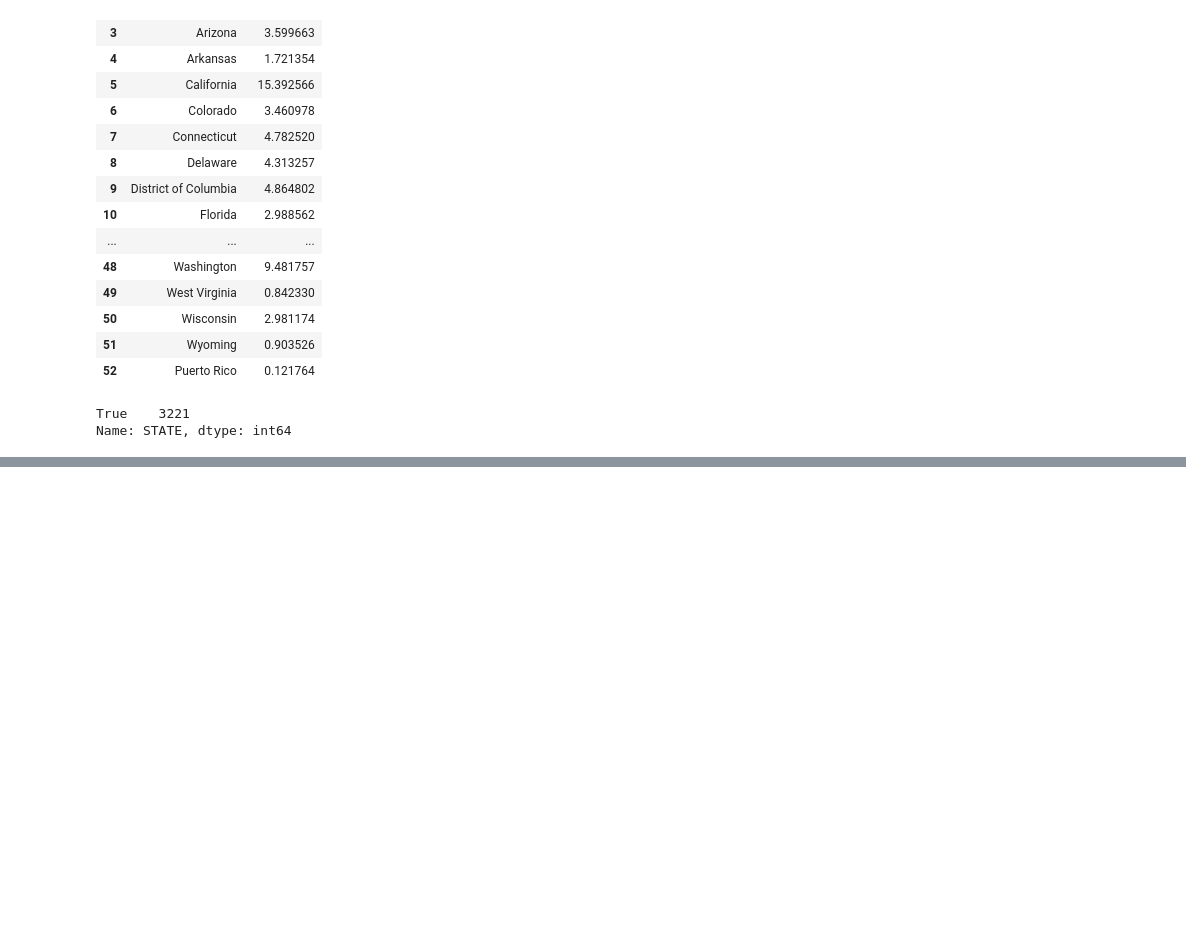
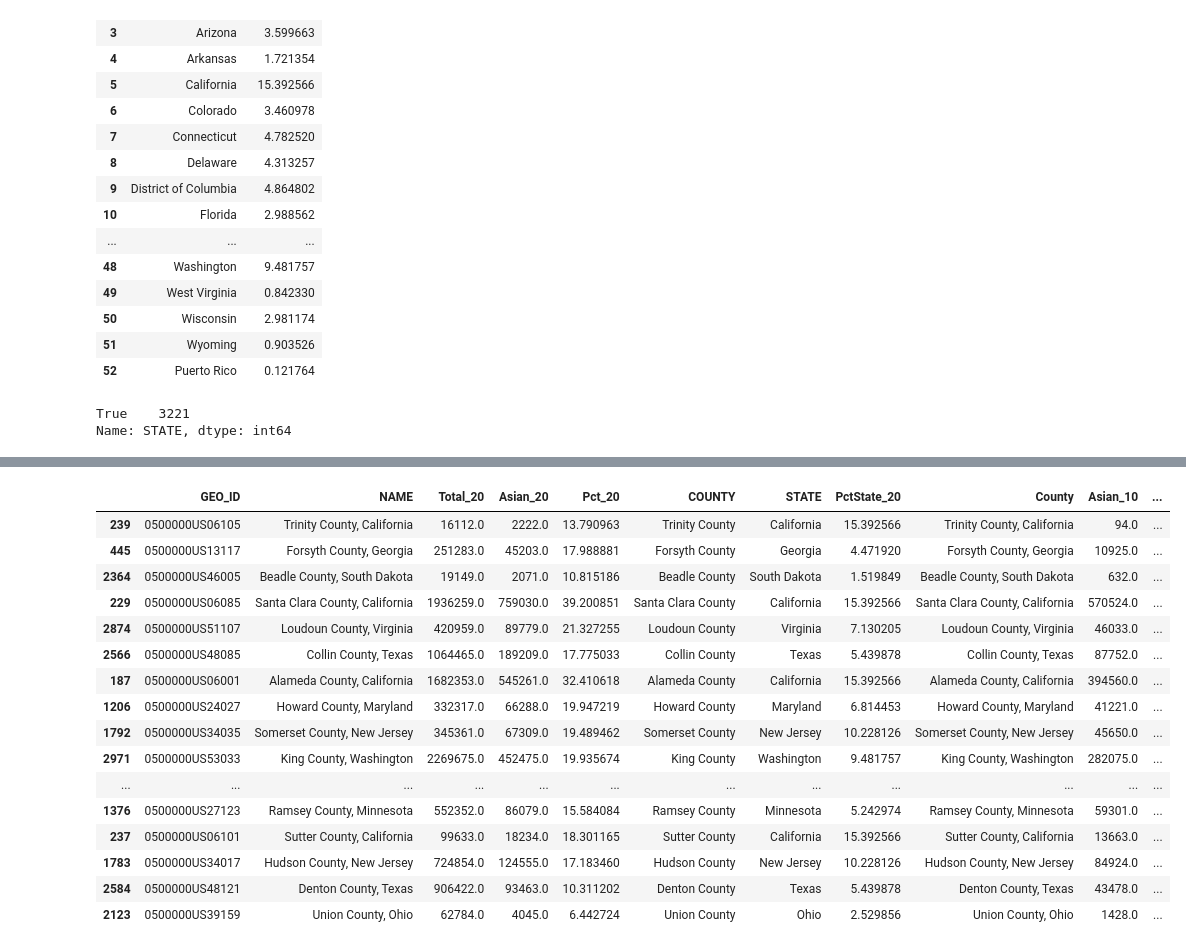
Before and after one commit to ilenapeng/census, a Jupyter notebook: census.ipynb, the cells around one changed output, grey strips where cells are left out. Cells and saved outputs as stored; diff of their text form; code cells hidden in the pictures; blank space fills up the shorter version.

```diff
--- a/census.ipynb
+++ b/census.ipynb
@@ -210,0 +320,11 @@ files.download('aboveavg_state.csv')
+# %%
+#Convert variable type
+county_10['Asian_alone'] = county_10.Asian_alone.str.replace(r'\D+', '')
+county_10['Total'] = county_10.Total.str.replace(r'\D+', '')
+# %%
+county_10['Asian_alone'] = county_10['Asian_alone'].astype(float)
+county_10['Total'] = county_10['Total'].astype(float)
+# %%
+#Calculate percent of Asian population in 2010
+county_10['Pct_10'] = (county_10['Asian_alone']/county_10['Total'])*100
+county_10.head(5)
@@ -210,0 +338,11 @@ files.download('aboveavg_state.csv')
+# %%
+#Merge 2010 and 2020 together
+df_1020 = pd.merge(df_merge, county_10, how="outer", left_on='NAME', right_on='County')
+df_1020.rename(columns={'P1_001N': 'Total_20',
+                        'P1_006N': 'Asian_20',
+                        'PCT': 'Pct_20',
+                        'PCT_STATE': 'PctState_20',
+                        'Asian_alone': 'Asian_10',
+                        'Total': 'Total_10'
+                        }, inplace=True)
+df_1020
@@ -210,0 +363,22 @@ files.download('aboveavg_state.csv')
+# %%
+#Difference between 2020 and 2010
+df_1020['PCT_DIFF'] = df_1020['Pct_20'] - df_1020['Pct_10']
+df_1020.sort_values('PCT_DIFF', ascending=False).head(25)
+# %% [output]
+|  | GEO_ID | NAME | Total_20 | Asian_20 | Pct_20 | COUNTY | STATE | PctState_20 | County | Asian_10 | ... |
+| 239 | 0500000US06105 | Trinity County, California | 16112.0 | 2222.0 | 13.790963 | Trinity County | California | 15.392566 | Trinity County, California | 94.0 | ... |
+| 445 | 0500000US13117 | Forsyth County, Georgia | 251283.0 | 45203.0 | 17.988881 | Forsyth County | Georgia | 4.471920 | Forsyth County, Georgia | 10925.0 | ... |
+| 2364 | 0500000US46005 | Beadle County, South Dakota | 19149.0 | 2071.0 | 10.815186 | Beadle County | South Dakota | 1.519849 | Beadle County, South Dakota | 632.0 | ... |
+| 229 | 0500000US06085 | Santa Clara County, California | 1936259.0 | 759030.0 | 39.200851 | Santa Clara County | California | 15.392566 | Santa Clara County, California | 570524.0 | ... |
+| 2874 | 0500000US51107 | Loudoun County, Virginia | 420959.0 | 89779.0 | 21.327255 | Loudoun County | Virginia | 7.130205 | Loudoun County, Virginia | 46033.0 | ... |
+| 2566 | 0500000US48085 | Collin County, Texas | 1064465.0 | 189209.0 | 17.775033 | Collin County | Texas | 5.439878 | Collin County, Texas | 87752.0 | ... |
+| 187 | 0500000US06001 | Alameda County, California | 1682353.0 | 545261.0 | 32.410618 | Alameda County | California | 15.392566 | Alameda County, California | 394560.0 | ... |
+| 1206 | 0500000US24027 | Howard County, Maryland | 332317.0 | 66288.0 | 19.947219 | Howard County | Maryland | 6.814453 | Howard County, Maryland | 41221.0 | ... |
+| 1792 | 0500000US34035 | Somerset County, New Jersey | 345361.0 | 67309.0 | 19.489462 | Somerset County | New Jersey | 10.228126 | Somerset County, New Jersey | 45650.0 | ... |
+| 2971 | 0500000US53033 | King County, Washington | 2269675.0 | 452475.0 | 19.935674 | King County | Washington | 9.481757 | King County, Washington | 282075.0 | ... |
+| ... | ... | ... | ... | ... | ... | ... | ... | ... | ... | ... | ... |
+| 1376 | 0500000US27123 | Ramsey County, Minnesota | 552352.0 | 86079.0 | 15.584084 | Ramsey County | Minnesota | 5.242974 | Ramsey County, Minnesota | 59301.0 | ... |
+| 237 | 0500000US06101 | Sutter County, California | 99633.0 | 18234.0 | 18.301165 | Sutter County | California | 15.392566 | Sutter County, California | 13663.0 | ... |
+| 1783 | 0500000US34017 | Hudson County, New Jersey | 724854.0 | 124555.0 | 17.183460 | Hudson County | New Jersey | 10.228126 | Hudson County, New Jersey | 84924.0 | ... |
+| 2584 | 0500000US48121 | Denton County, Texas | 906422.0 | 93463.0 | 10.311202 | Denton County | Texas | 5.439878 | Denton County, Texas | 43478.0 | ... |
+| 2123 | 0500000US39159 | Union County, Ohio | 62784.0 | 4045.0 | 6.442724 | Union County | Ohio | 2.529856 | Union County, Ohio | 1428.0 | ... |
```
Also changed, not shown: parts of 23 cells of this notebook, 8 other files.
